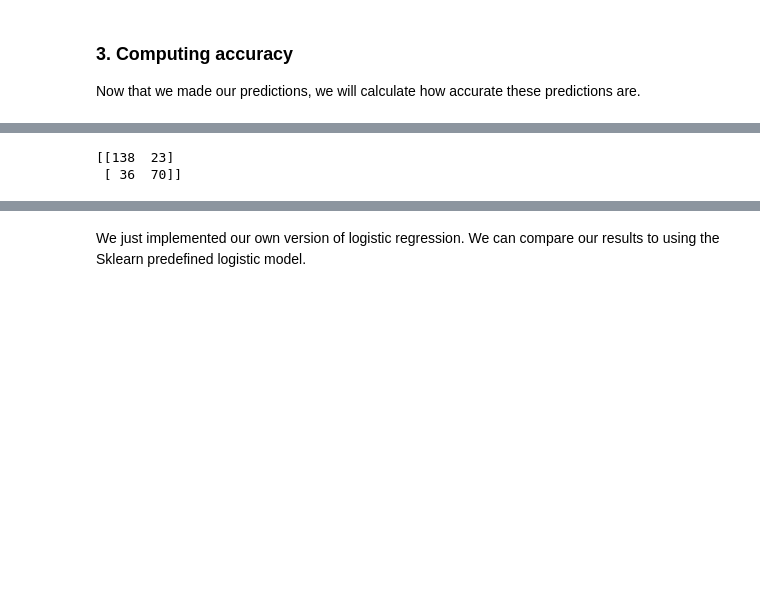
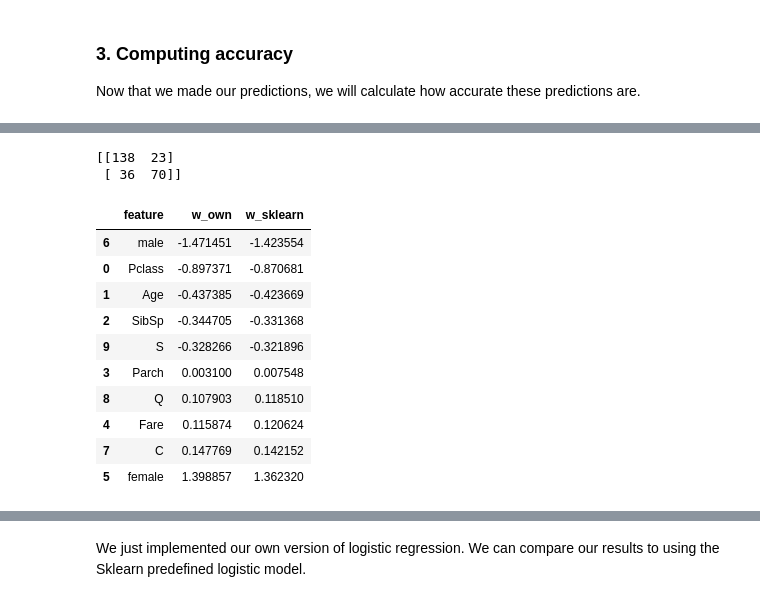
Before and after one commit to thomaskleingoldewijk/titanic-logreg, a Jupyter notebook: titanic-logreg/notebook.ipynb, the cells around one changed output, grey strips where cells are left out. Saved outputs shown, nothing was run; the diff lists cells and outputs as text; code cells hidden in the pictures; blank space fills up the shorter version.

```diff
--- a/titanic-logreg/notebook.ipynb
+++ b/titanic-logreg/notebook.ipynb
@@ -581,32 +410,42 @@ def confusion_matrix(predictions, y):
     Compute the 2×2 confusion matrix for binary classification.
 
     Parameters:
     -----------
     predictions : numpy.ndarray
         Vector of predicted labels (0 or 1).
     y : numpy.ndarray
         Vector of true labels (0 or 1).
 
     Returns:
     --------
     numpy.ndarray
         A 2×2 confusion matrix in the format:
-        [[TP, FP],
-         [FN, TN]]
+        [[TN, FP],[FN, TP]]
     """
     stacked = np.stack((predictions, y), axis=1)
 
     # Unpack columns: pred = stacked[:, 0], truth = stacked[:, 1]
     TP = np.sum((stacked[:, 0] == 1) & (stacked[:, 1] == 1))  # predicted 1, actual 1
     FP = np.sum((stacked[:, 0] == 1) & (stacked[:, 1] == 0))  # predicted 1, actual 0
     FN = np.sum((stacked[:, 0] == 0) & (stacked[:, 1] == 1))  # predicted 0, actual 1
     TN = np.sum((stacked[:, 0] == 0) & (stacked[:, 1] == 0))  # predicted 0, actual 0
 
     return np.array([[TN, FP],
                      [FN, TP]])
 
 
 print(confusion_matrix(predictions_test, y_test))
 # %% [output]
 [[138  23]
  [ 36  70]]
+|  | feature | w_own | w_sklearn |
+| 6 | male | -1.471451 | -1.423554 |
+| 0 | Pclass | -0.897371 | -0.870681 |
+| 1 | Age | -0.437385 | -0.423669 |
+| 2 | SibSp | -0.344705 | -0.331368 |
+| 9 | S | -0.328266 | -0.321896 |
+| 3 | Parch | 0.003100 | 0.007548 |
+| 8 | Q | 0.107903 | 0.118510 |
+| 4 | Fare | 0.115874 | 0.120624 |
+| 7 | C | 0.147769 | 0.142152 |
+| 5 | female | 1.398857 | 1.362320 |
```
Also changed, not shown: parts of 15 cells of this notebook, 1 other file.
